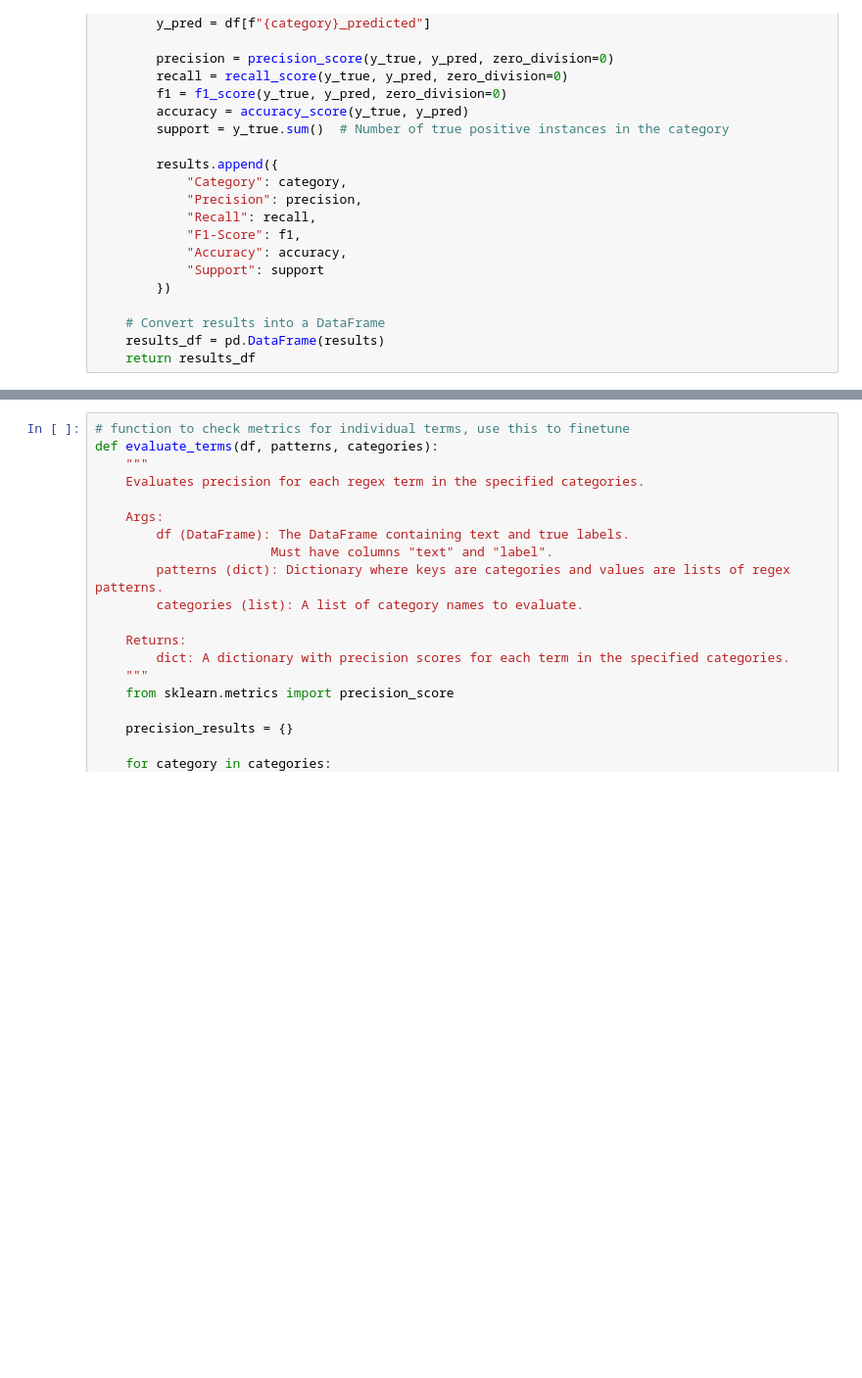
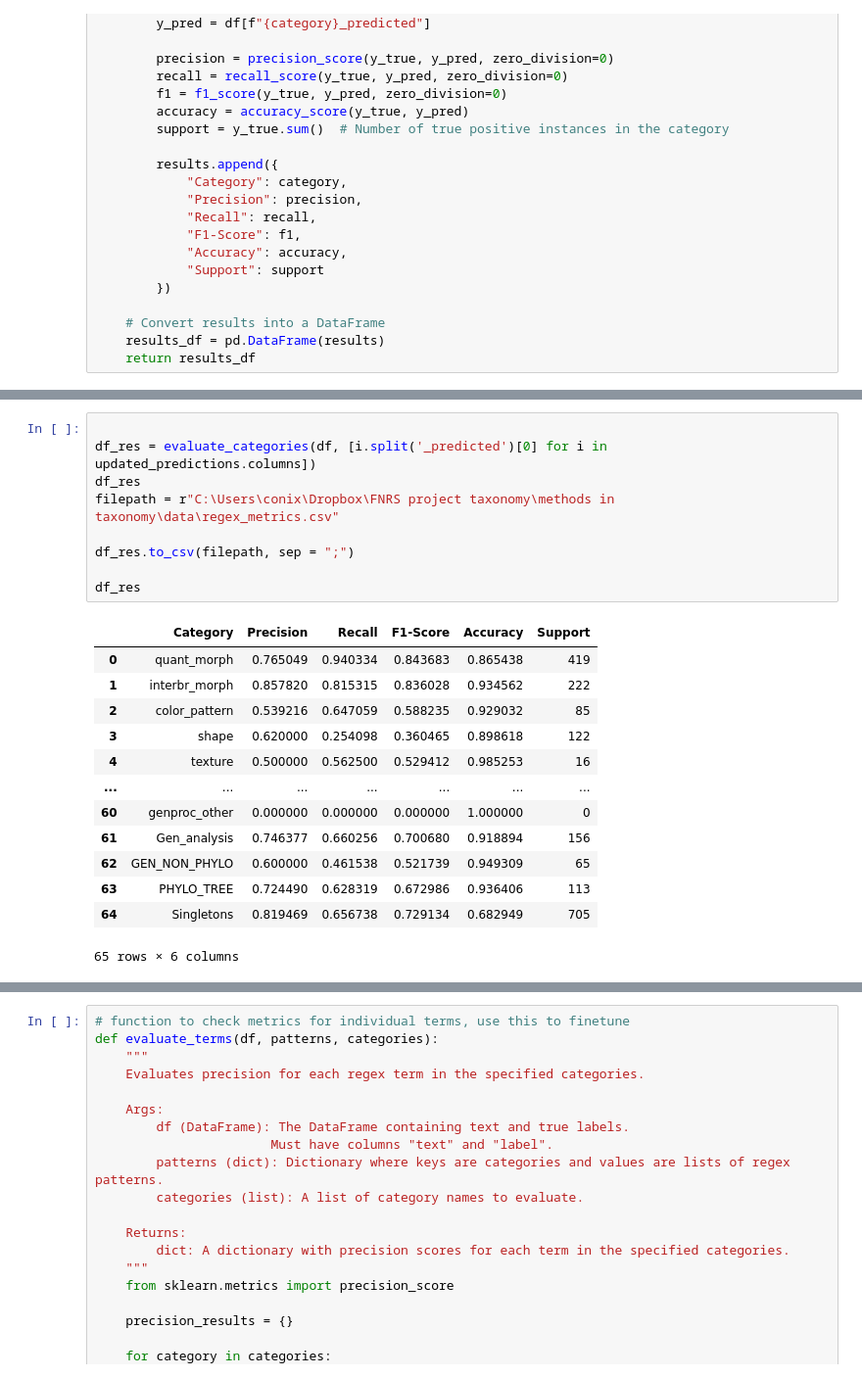
Before and after one commit to stijncon/taxonomy_methods, a Jupyter notebook: TM_testRegex.ipynb, the cells around one changed output, grey strips where cells are left out. Shown at 98% size. Cells and saved outputs as stored; diff of their text form; blank space fills up the shorter version.

```diff
--- a/TM_testRegex.ipynb
+++ b/TM_testRegex.ipynb
@@ -258,3 +338,26 @@ for category, patterns in regex_patterns.items():
+# %%
+
+df_res = evaluate_categories(df, [i.split('_predicted')[0] for i in updated_predictions.columns])
+df_res
+filepath = r"C:\Users\conix\Dropbox\FNRS project taxonomy\methods in taxonomy\data\regex_metrics.csv"
+
+df_res.to_csv(filepath, sep = ";")
+
+df_res
+# %% [output]
+|  | Category | Precision | Recall | F1-Score | Accuracy | Support |
+| 0 | quant_morph | 0.765049 | 0.940334 | 0.843683 | 0.865438 | 419 |
+| 1 | interbr_morph | 0.857820 | 0.815315 | 0.836028 | 0.934562 | 222 |
+| 2 | color_pattern | 0.539216 | 0.647059 | 0.588235 | 0.929032 | 85 |
+| 3 | shape | 0.620000 | 0.254098 | 0.360465 | 0.898618 | 122 |
+| 4 | texture | 0.500000 | 0.562500 | 0.529412 | 0.985253 | 16 |
+| ... | ... | ... | ... | ... | ... | ... |
+| 60 | genproc_other | 0.000000 | 0.000000 | 0.000000 | 1.000000 | 0 |
+| 61 | Gen_analysis | 0.746377 | 0.660256 | 0.700680 | 0.918894 | 156 |
+| 62 | GEN_NON_PHYLO | 0.600000 | 0.461538 | 0.521739 | 0.949309 | 65 |
+| 63 | PHYLO_TREE | 0.724490 | 0.628319 | 0.672986 | 0.936406 | 113 |
+| 64 | Singletons | 0.819469 | 0.656738 | 0.729134 | 0.682949 | 705 |
+65 rows × 6 columns
 # %%
 
 
```
Also changed, not shown: parts of 5 cells of this notebook, 1 other file.
